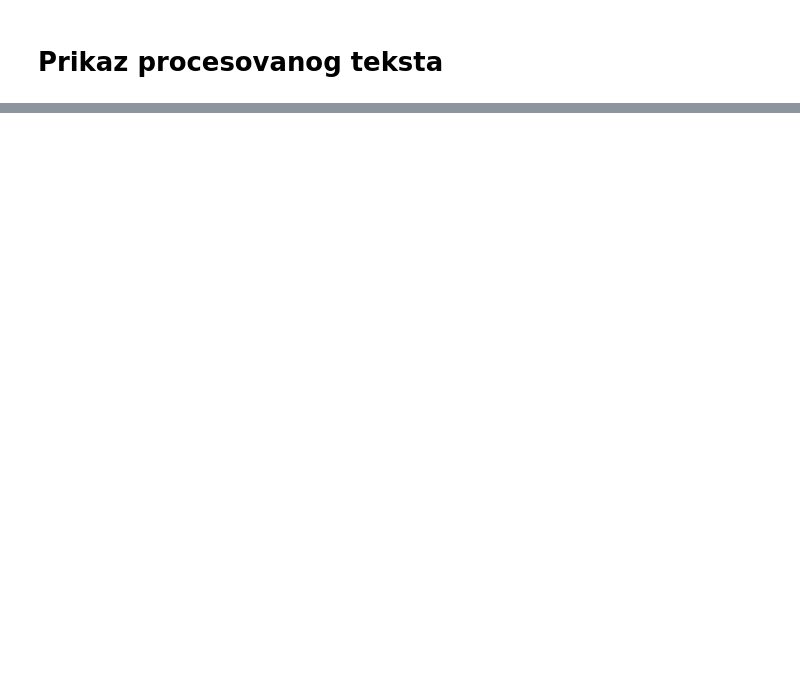
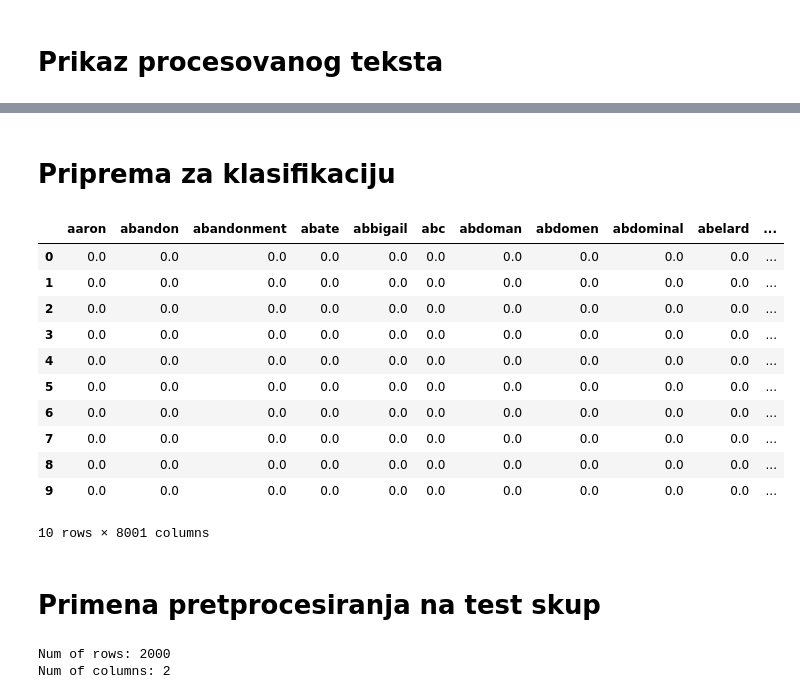
Before and after one commit to MATF-istrazivanje-podataka-1/2023_Data_Mining_Emotions_Dataset, a Jupyter notebook: preprocess/preprocessing.ipynb, the cells around one changed output, grey strips where cells are left out. Drawn from its saved outputs; the diff is of its cells as text; code cells hidden in the pictures; blank space fills up the shorter version.

```diff
--- a/preprocess/preprocessing.ipynb
+++ b/preprocess/preprocessing.ipynb
@@ -205,0 +265,31 @@ df_show.head(10)
+# %% [markdown]
+# Priprema za klasifikaciju
+# %%
+lable = preprocessing.LabelEncoder()
+y=dataset['Emotion']
+y=lable.fit_transform(y)
+
+vectorizer = TfidfVectorizer(max_features=8000)
+tfidf_matrix = vectorizer.fit_transform(df["Processed"])
+
+# izvlacenje imena kolona
+tfidf_feature_names = vectorizer.get_feature_names_out()
+
+# konacna reprezentacija za model
+tfidf_df = pd.concat([pd.DataFrame(tfidf_matrix.toarray(), columns=tfidf_feature_names),
+                             pd.DataFrame(y)], axis=1)
+
+tfidf_df.head(10)
+# %% [output]
+|  | aaron | abandon | abandonment | abate | abbigail | abc | abdoman | abdomen | abdominal | abelard | ... |
+| 0 | 0.0 | 0.0 | 0.0 | 0.0 | 0.0 | 0.0 | 0.0 | 0.0 | 0.0 | 0.0 | ... |
+| 1 | 0.0 | 0.0 | 0.0 | 0.0 | 0.0 | 0.0 | 0.0 | 0.0 | 0.0 | 0.0 | ... |
+| 2 | 0.0 | 0.0 | 0.0 | 0.0 | 0.0 | 0.0 | 0.0 | 0.0 | 0.0 | 0.0 | ... |
+| 3 | 0.0 | 0.0 | 0.0 | 0.0 | 0.0 | 0.0 | 0.0 | 0.0 | 0.0 | 0.0 | ... |
+| 4 | 0.0 | 0.0 | 0.0 | 0.0 | 0.0 | 0.0 | 0.0 | 0.0 | 0.0 | 0.0 | ... |
+| 5 | 0.0 | 0.0 | 0.0 | 0.0 | 0.0 | 0.0 | 0.0 | 0.0 | 0.0 | 0.0 | ... |
+| 6 | 0.0 | 0.0 | 0.0 | 0.0 | 0.0 | 0.0 | 0.0 | 0.0 | 0.0 | 0.0 | ... |
+| 7 | 0.0 | 0.0 | 0.0 | 0.0 | 0.0 | 0.0 | 0.0 | 0.0 | 0.0 | 0.0 | ... |
+| 8 | 0.0 | 0.0 | 0.0 | 0.0 | 0.0 | 0.0 | 0.0 | 0.0 | 0.0 | 0.0 | ... |
+| 9 | 0.0 | 0.0 | 0.0 | 0.0 | 0.0 | 0.0 | 0.0 | 0.0 | 0.0 | 0.0 | ... |
+10 rows × 8001 columns
@@ -205,0 +300,2 @@ df_show.head(10)
+# %% [markdown]
+# Primena pretprocesiranja na test skup
@@ -205,0 +304,9 @@ df_show.head(10)
+# %%
+
+
+rows, columns = test_dataset.shape
+print(f'Num of rows: {rows}')
+print(f'Num of columns: {columns}')
+# %% [output]
+Num of rows: 2000
+Num of columns: 2
```
Also changed, not shown: parts of 13 cells of this notebook, 1 other file.
